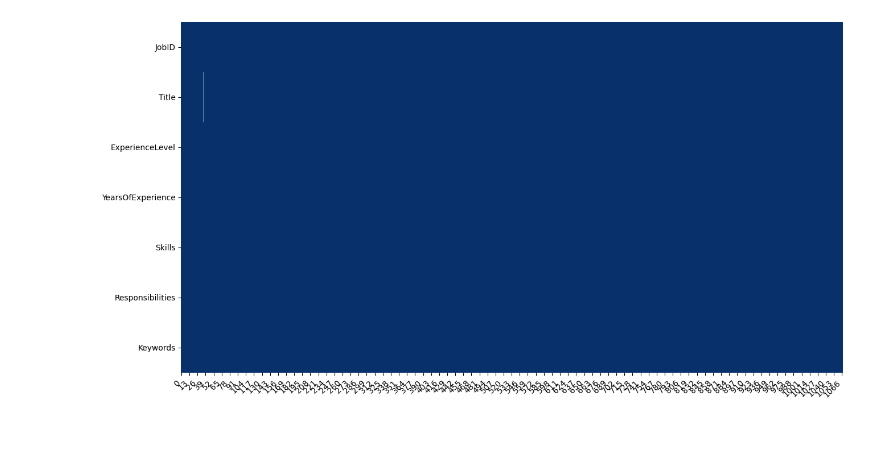
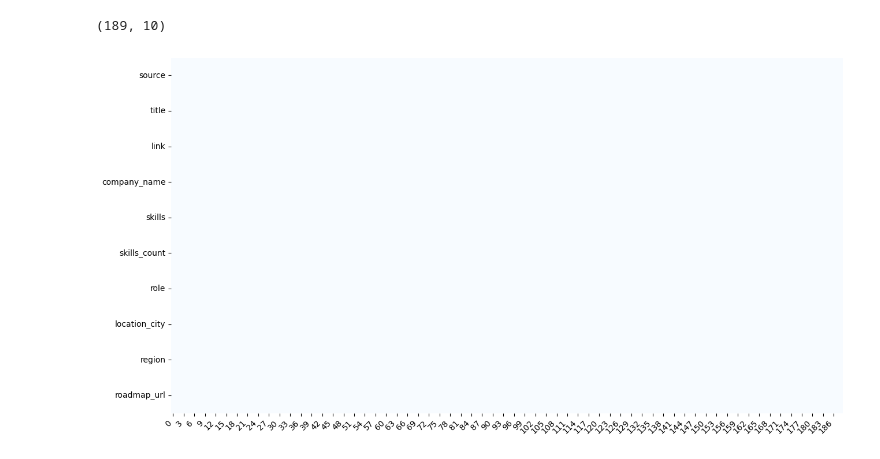
Before and after one commit to ROYALXYZ/magang-in, a Jupyter notebook: test.ipynb, the cells around one changed output. Saved outputs shown, nothing was run; the diff lists cells and outputs as text; code cells hidden in the pictures; blank space fills up the shorter version.

```diff
--- a/test.ipynb
+++ b/test.ipynb
@@ -47,5 +48,8 @@ df_global.shape
+# %%
+df_indo.shape
+# %% [output]
+(189, 10)
 # %%
-plot_missing_value(df_global)
-df_global = df_global.dropna()
+plot_missing_value(df_indo)
 # %% [output]
-[figure, old version]
+[figure, new version]
```
Also changed, not shown: parts of 8 cells of this notebook, 38 other files.
